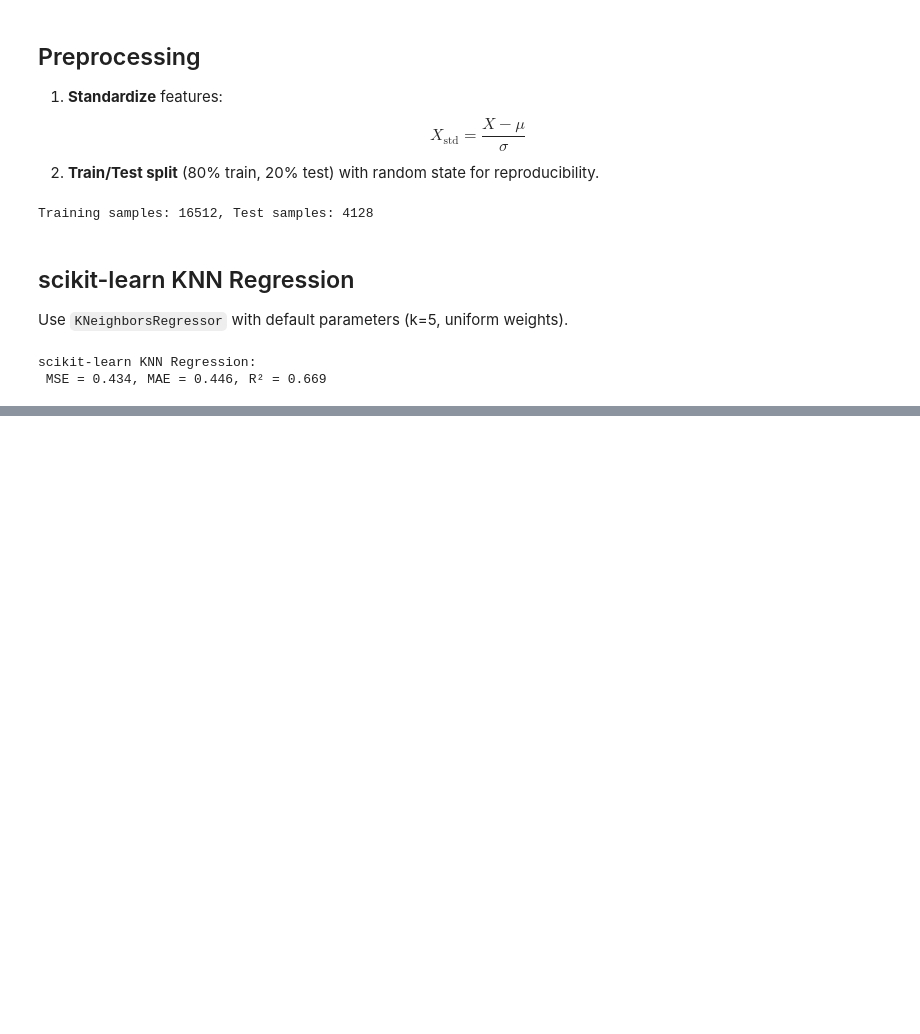
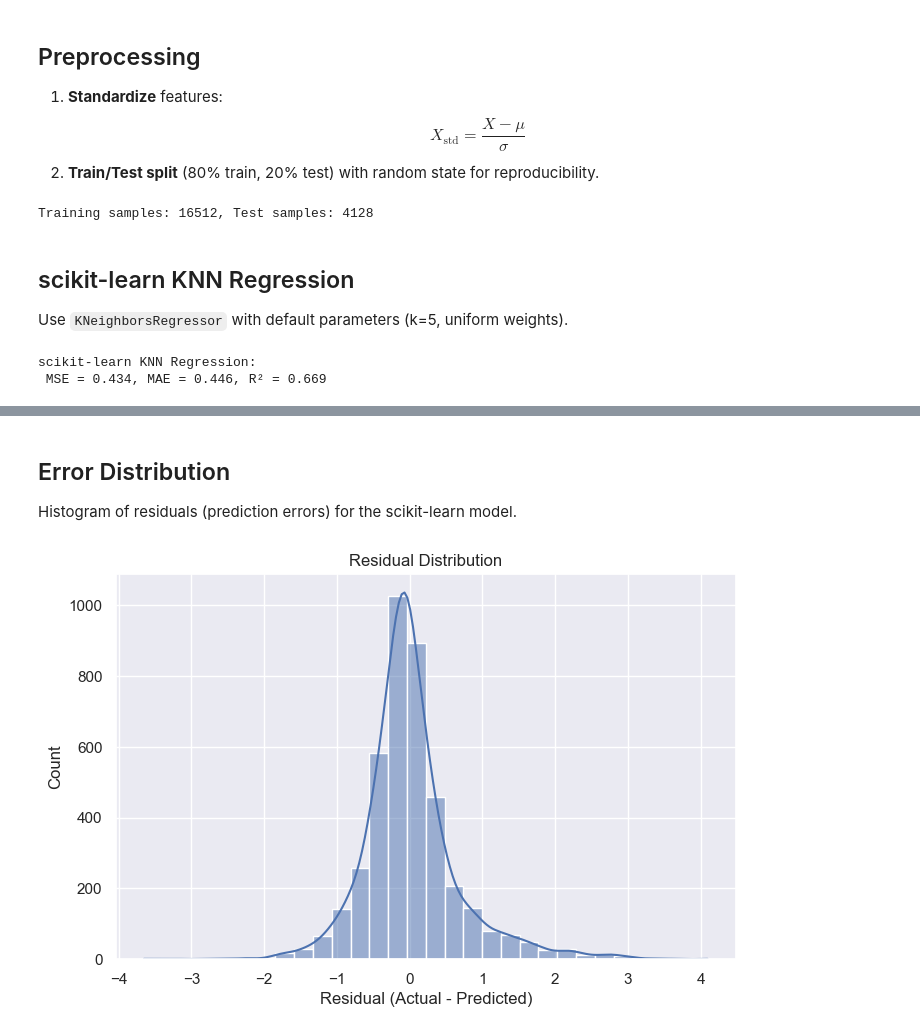
Before and after one commit to t0dd26/CMOR438-Spring-2025, a Jupyter notebook: Supervised ML/Regression/KNN Regression.ipynb, the cells around one changed output, grey strips where cells are left out. Drawn from its saved outputs; the diff is of its cells as text; code cells hidden in the pictures; blank space fills up the shorter version.

```diff
--- a/Supervised ML/Regression/KNN Regression.ipynb
+++ b/Supervised ML/Regression/KNN Regression.ipynb
@@ -115,0 +130,12 @@ scikit-learn KNN Regression:
+# %% [markdown]
+## Error Distribution
+Histogram of residuals (prediction errors) for the scikit-learn model.
+# %%
+residuals = y_test - y_pred_sk
+plt.figure(figsize=(8,5))
+sns.histplot(residuals, bins=30, kde=True)
+plt.xlabel('Residual (Actual - Predicted)')
+plt.title('Residual Distribution')
+plt.show()
+# %% [output]
+[figure, added]
```
Also changed, not shown: parts of 7 cells of this notebook.
